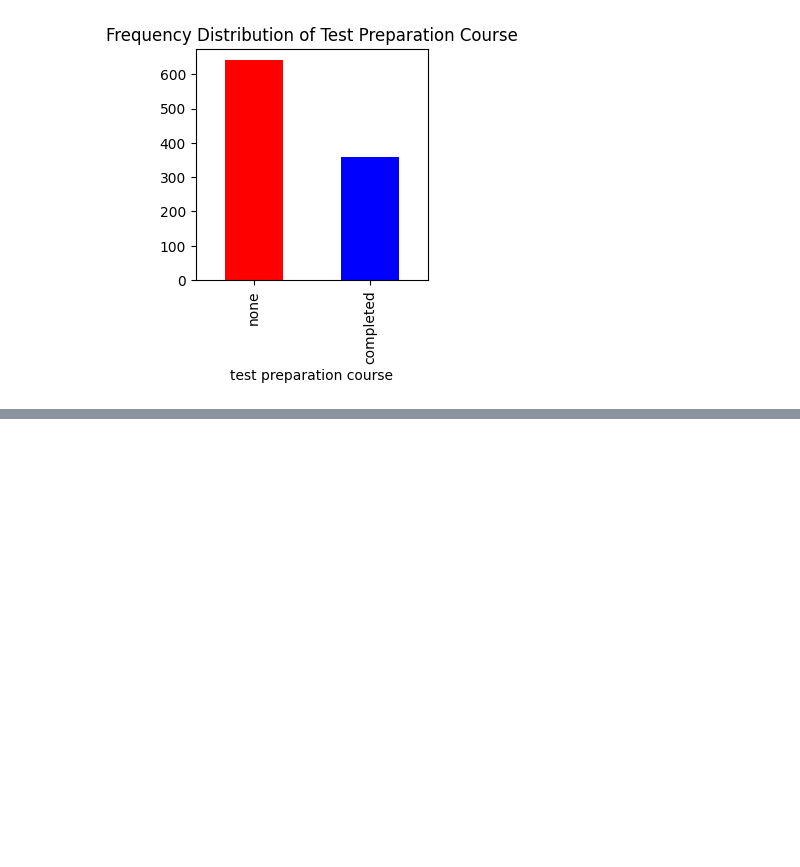
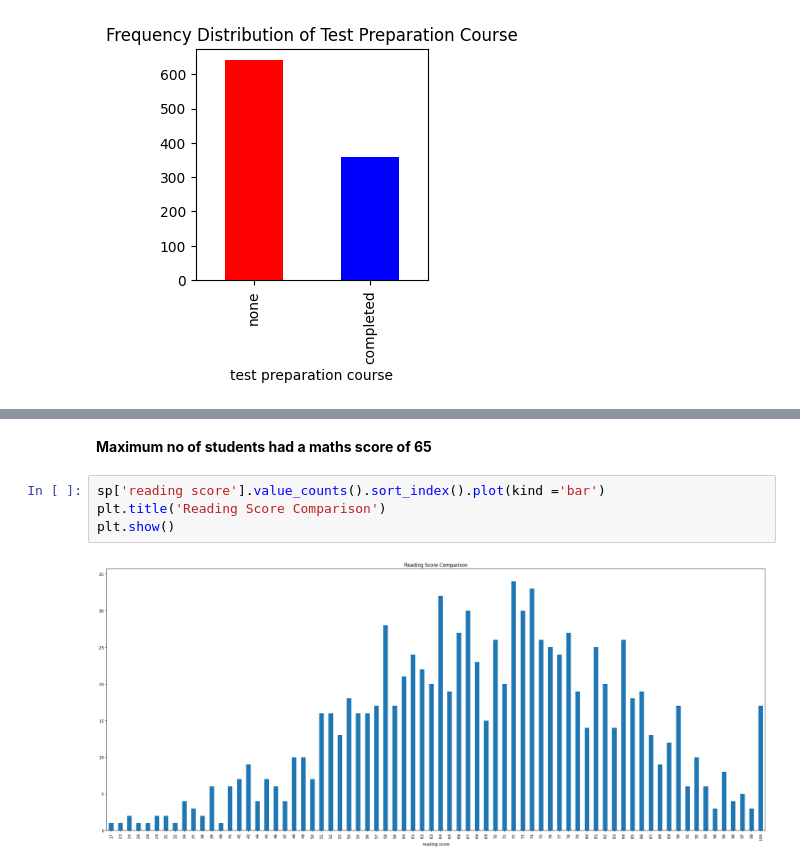
Before and after one commit to RaoFaris/Student-Performance-Analytics-Marks-Prediction-Rules-Engine-non-ML-, a Jupyter notebook: studperformanalytics.ipynb, the cells around one changed output, grey strips where cells are left out. Saved outputs shown, nothing was run; the diff lists cells and outputs as text; blank space fills up the shorter version.

```diff
--- a/studperformanalytics.ipynb
+++ b/studperformanalytics.ipynb
@@ -126,0 +141,8 @@ plt.show()
+# %% [markdown]
+**Maximum no of students had a maths score of 65**
+# %%
+sp['reading score'].value_counts().sort_index().plot(kind ='bar')
+plt.title('Reading Score Comparison')
+plt.show()
+# %% [output]
+[figure, added]
```
Also changed, not shown: parts of 8 cells of this notebook.
